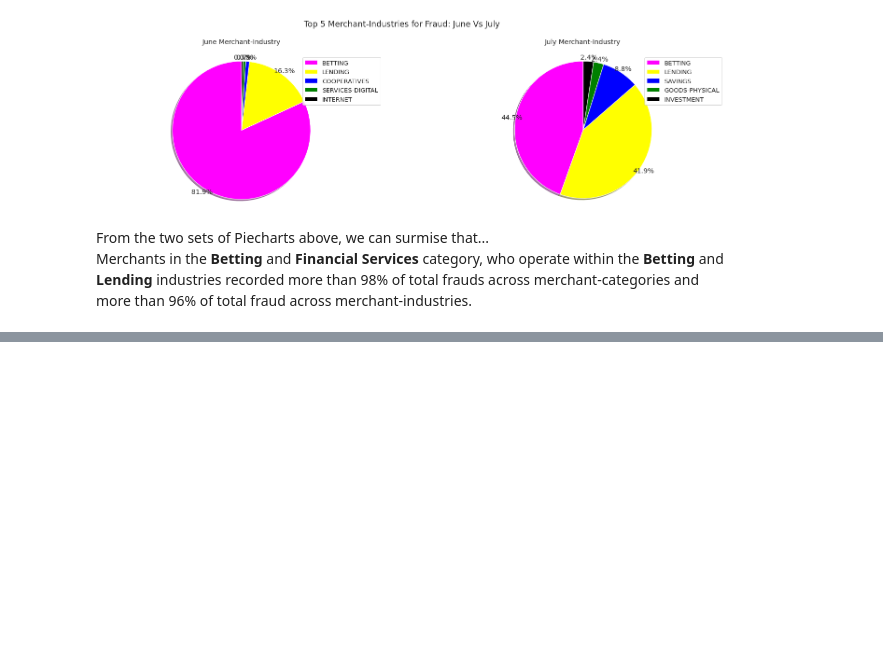
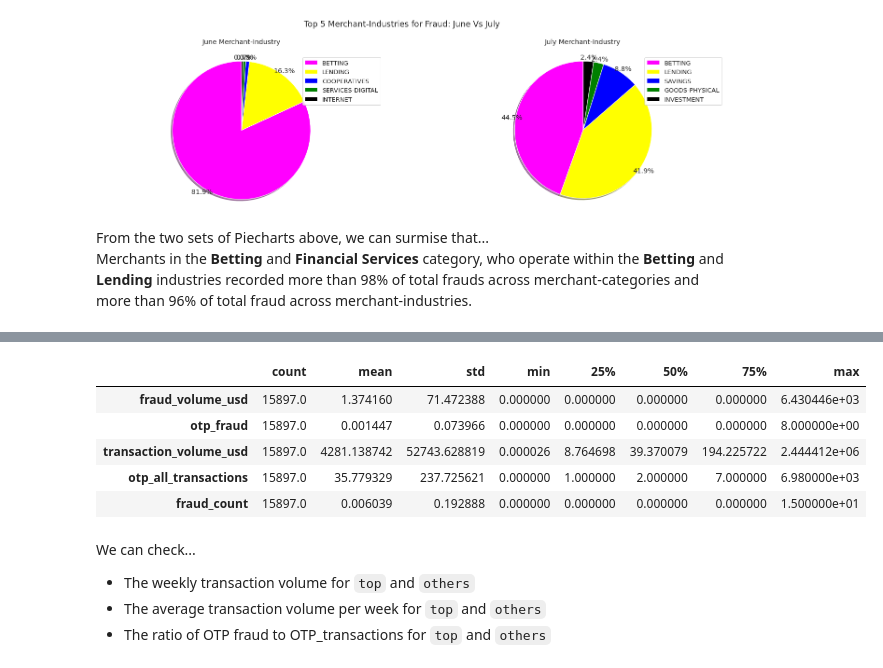
Before and after one commit to Lawrence-Krukrubo/fraud_analyst_assignment, a Jupyter notebook: fraud_analysis.ipynb, the cells around one changed output, grey strips where cells are left out. Drawn from its saved outputs; the diff is of its cells as text; code cells hidden in the pictures; blank space fills up the shorter version.

```diff
--- a/fraud_analysis.ipynb
+++ b/fraud_analysis.ipynb
@@ -1095,0 +1148,3 @@ The next step is to identify these merchants...
+# %%
+others_index = list(set(list(combined_df.index)) - set(list(top_concern.index)))
+(len(others_index) + len(top_concern.index)) == len(combined_df.index)
@@ -1095,0 +1153,5 @@ The next step is to identify these merchants...
+# %%
+others = combined_df.iloc[others_index, :]
+print(len(others_index) == len(others))
+print(f'others shape: {others.shape}\n')
+others.head()
@@ -1095,0 +1184,14 @@ The next step is to identify these merchants...
+# %%
+others.describe().T
+# %% [output]
+|  | count | mean | std | min | 25% | 50% | 75% | max |
+| fraud_volume_usd | 15897.0 | 1.374160 | 71.472388 | 0.000000 | 0.000000 | 0.000000 | 0.000000 | 6.430446e+03 |
+| otp_fraud | 15897.0 | 0.001447 | 0.073966 | 0.000000 | 0.000000 | 0.000000 | 0.000000 | 8.000000e+00 |
+| transaction_volume_usd | 15897.0 | 4281.138742 | 52743.628819 | 0.000026 | 8.764698 | 39.370079 | 194.225722 | 2.444412e+06 |
+| otp_all_transactions | 15897.0 | 35.779329 | 237.725621 | 0.000000 | 1.000000 | 2.000000 | 7.000000 | 6.980000e+03 |
+| fraud_count | 15897.0 | 0.006039 | 0.192888 | 0.000000 | 0.000000 | 0.000000 | 0.000000 | 1.500000e+01 |
+# %% [markdown]
+We can check...
+* The weekly transaction volume for `top` and `others`
+* The average transaction volume per week for `top` and `others`
+* The ratio of OTP fraud to OTP_transactions for `top` and `others`
```
Also changed, not shown: parts of 48 cells of this notebook.
